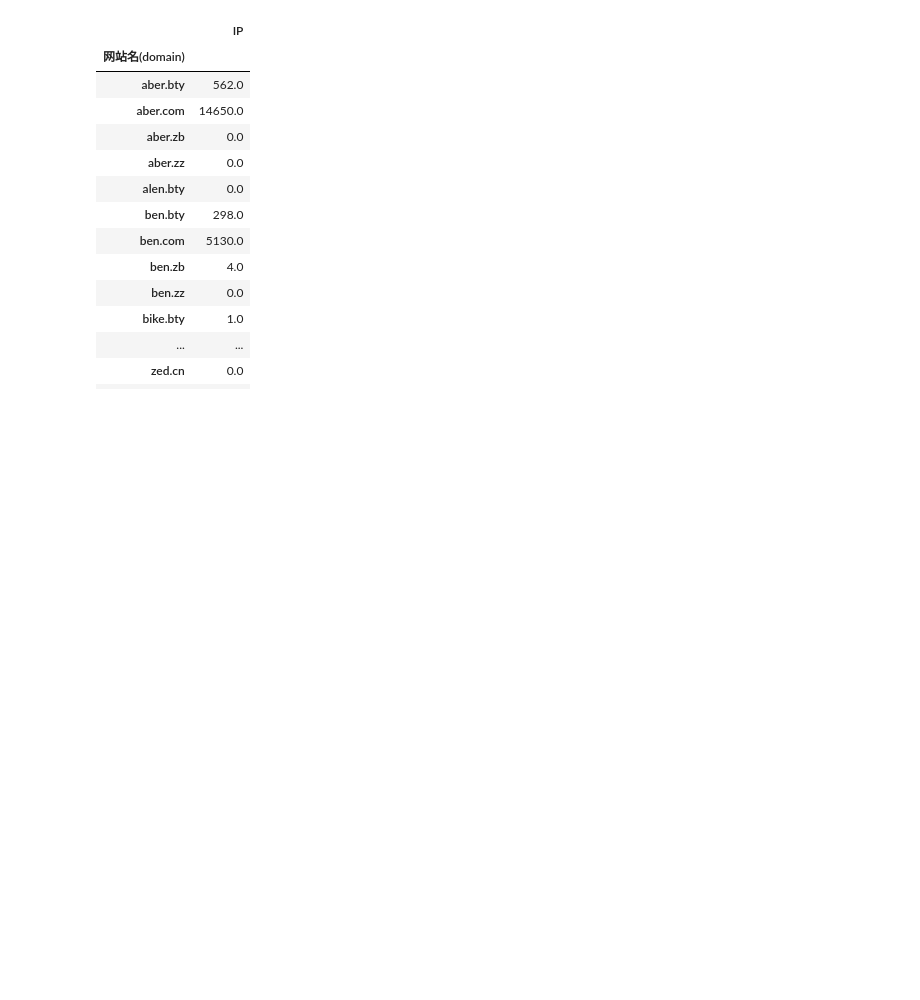
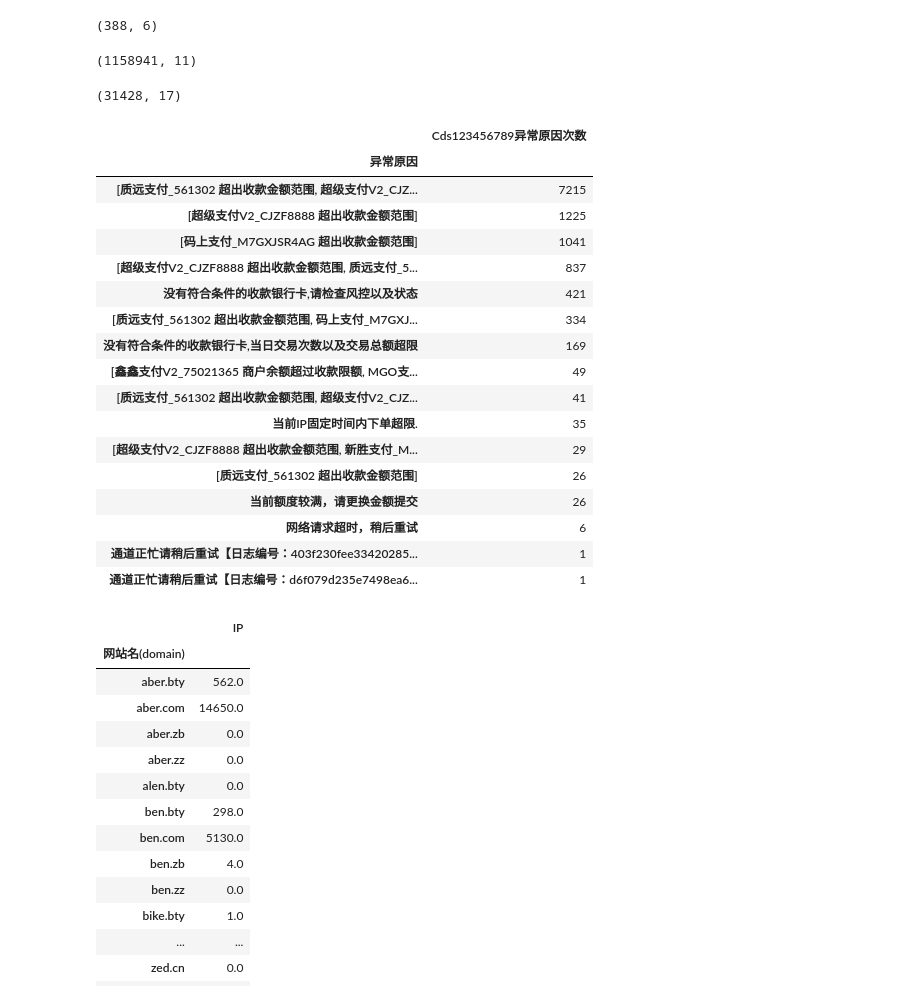
Before and after one commit to Marquis0065/project202308285, a Jupyter notebook: Bsport/test.ipynb, the cells around one changed output. Drawn from its saved outputs; the diff is of its cells as text; code cells hidden in the pictures; blank space fills up the shorter version.

```diff
--- a/Bsport/test.ipynb
+++ b/Bsport/test.ipynb
@@ -0,0 +340,5 @@
+# %%
+tidan = trade_daili.loc[trade_daili['账户名'].isin(mingdan),]
+tidan.shape
+# %% [output]
+(388, 6)
@@ -1,3 +355,39 @@
+# %%
+import pandas as pd
+df1 = pd.read_csv(r'C:\Users\User\Desktop\9月充值异常记录\充值异常记录20231005130430-246.csv',encoding='gbk')
+df2 = pd.read_csv(r'C:\Users\User\Desktop\9月充值异常记录\充值异常记录20231005130937-249.csv',encoding='gbk')
+df3 = pd.read_csv(r'C:\Users\User\Desktop\9月充值异常记录\充值异常记录20231005131427-86.csv',encoding='gbk')
+df =df1.append(df2).append(df3)
+df.shape
+# %% [output]
+(1158941, 11)
+# %%
+merge_huiyuan.shape
+# %% [output]
+(31428, 17)
+# %%
+result = df.loc[df['账户名']=='Cds123456789',].groupby('异常原因').agg({'账户名':len})
+result.rename(columns={'账户名':'Cds123456789异常原因次数'},inplace=True)
+result.sort_values('Cds123456789异常原因次数',ascending=False)
+# %% [output]
+|  | Cds123456789异常原因次数 |
+| 异常原因 |  |
+| [质远支付_561302 超出收款金额范围, 超级支付V2_CJZ... | 7215 |
+| [超级支付V2_CJZF8888 超出收款金额范围] | 1225 |
+| [码上支付_M7GXJSR4AG 超出收款金额范围] | 1041 |
+| [超级支付V2_CJZF8888 超出收款金额范围, 质远支付_5... | 837 |
+| 没有符合条件的收款银行卡,请检查风控以及状态 | 421 |
+| [质远支付_561302 超出收款金额范围, 码上支付_M7GXJ... | 334 |
+| 没有符合条件的收款银行卡,当日交易次数以及交易总额超限 | 169 |
+| [鑫鑫支付V2_75021365 商户余额超过收款限额, MGO支... | 49 |
+| [质远支付_561302 超出收款金额范围, 超级支付V2_CJZ... | 41 |
+| 当前IP固定时间内下单超限. | 35 |
+| [超级支付V2_CJZF8888 超出收款金额范围, 新胜支付_M... | 29 |
+| [质远支付_561302 超出收款金额范围] | 26 |
+| 当前额度较满，请更换金额提交 | 26 |
+| 网络请求超时，稍后重试 | 6 |
+| 通道正忙请稍后重试【日志编号：403f230fee33420285... | 1 |
+| 通道正忙请稍后重试【日志编号：d6f079d235e7498ea6... | 1 |
 # %%
 import pandas as pd
 import numpy as np
```
Also changed, not shown: parts of 6 cells of this notebook, 15 other files.
